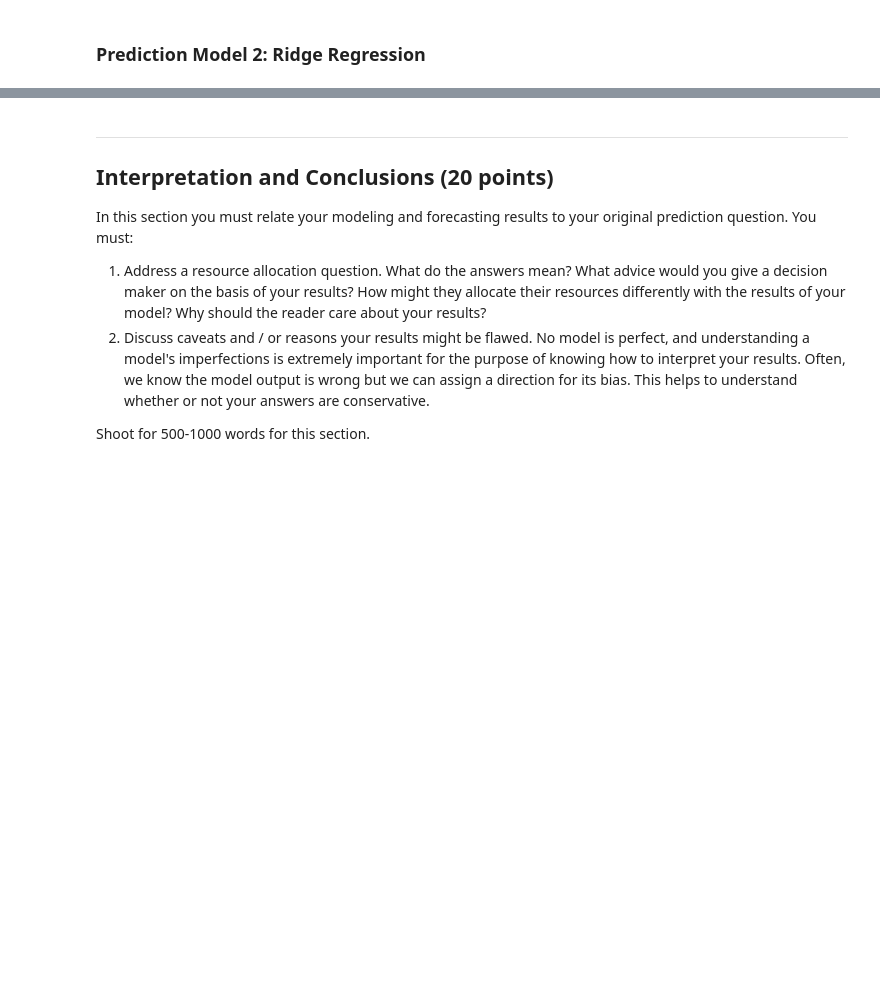
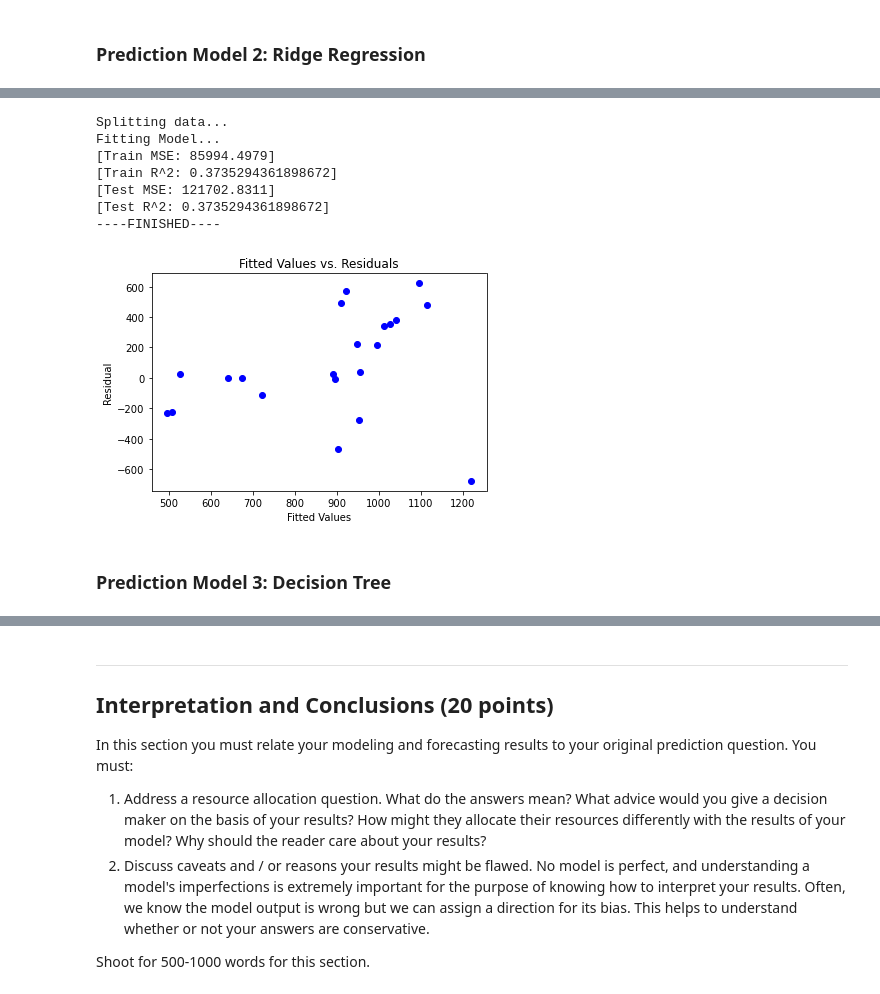
Before and after one commit to vincent-lao/carbon-footprint, a Jupyter notebook: code/model/food-carbon-footprint-models.ipynb, the cells around one changed output, grey strips where cells are left out. Saved outputs shown, nothing was run; the diff lists cells and outputs as text; code cells hidden in the pictures; blank space fills up the shorter version.

```diff
--- a/code/model/food-carbon-footprint-models.ipynb
+++ b/code/model/food-carbon-footprint-models.ipynb
@@ -107,0 +93,16 @@ print('[Test R^2:', str(r_2) + ']')
+# %%
+X_train, X_val, y_train, y_val = gmp.preprocess_data(train_data, 'totalco2', standardize = True)
+
+ridge_model = Ridge(alpha=31)
+ridge_model = gmp.run_model(X_train, X_val, y_train, y_val, ridge_model, diagnostics=True)
+# %% [output]
+Splitting data...
+Fitting Model...
+[Train MSE: 85994.4979]
+[Train R^2: 0.3735294361898672]
+[Test MSE: 121702.8311]
+[Test R^2: 0.3735294361898672]
+----FINISHED----
+[figure, added]
+# %% [markdown]
+### Prediction Model 3: Decision Tree
```
Also changed, not shown: parts of 12 cells of this notebook.
